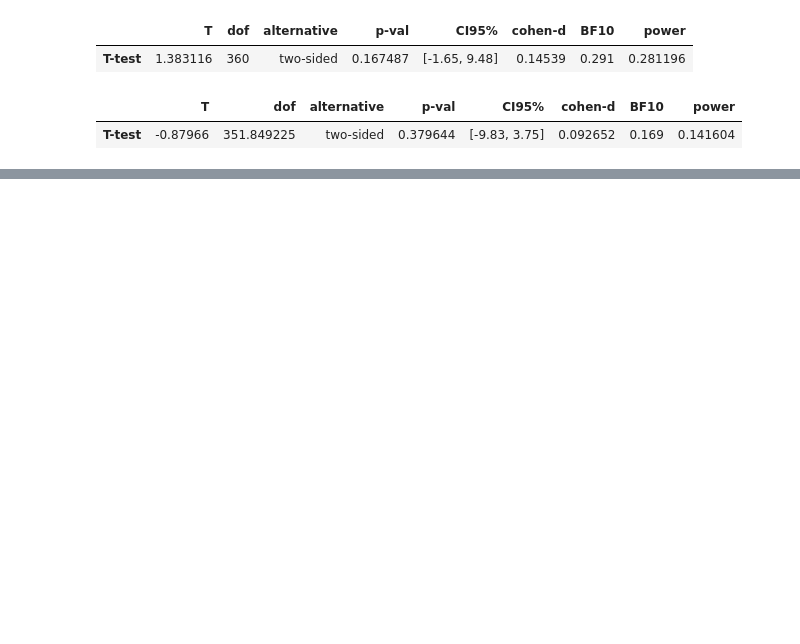
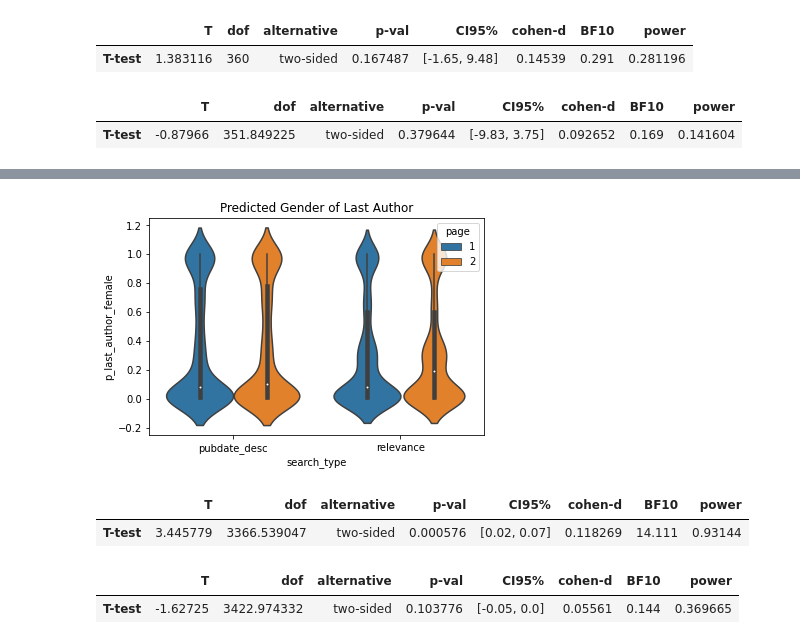
Before and after one commit to NCBI-Codeathons/pubmed-codeathon-team1, a Jupyter notebook: notebooks/data_visualizations_bl.ipynb, the cells around one changed output, grey strips where cells are left out. Drawn from its saved outputs; the diff is of its cells as text; code cells hidden in the pictures; blank space fills up the shorter version.

Commit message:
added author gender comparison visualizations

```diff
--- a/notebooks/data_visualizations_bl.ipynb
+++ b/notebooks/data_visualizations_bl.ipynb
@@ -275,0 +266,2 @@ ttest(a, b)
+# %%
+race = pd.read_csv('/home/jupyter-brooks.leitner/pubmed-codeathon-team1/data/features/RaceEthGender.csv')
@@ -275,0 +282,2 @@ ttest(a, b)
+# %%
+gender = race[['query', 'search_type', 'page','p_last_author_female', 'p_first_author_female']]
@@ -275,0 +286,26 @@ ttest(a, b)
+# %%
+# Initialize a grid of plots with an Axes for each walk
+sns.violinplot(data=gender, x='search_type', y='p_last_author_female',
+                        hue='page', order=['pubdate_desc', 'relevance']).set_title('Predicted Gender of Last Author')
+plt.savefig('/home/jupyter-brooks.leitner/pubmed-codeathon-team1/data/visualizations/last_author_gender.png', dpi=300, bbox_inches='tight')
+# %% [output]
+[figure, added]
+# %%
+x = gender[gender['search_type'] == 'pubdate_desc']
+y = gender[gender['search_type'] == 'relevance']
+
+#Comparing Page 1 Descending order publication date vs. Page 1 Best Match
+a = x[x['page'] == 1]['p_last_author_female'].tolist()
+b = y[y['page'] == 1]['p_last_author_female'].tolist()
+ttest(a, b)
+# %% [output]
+|  | T | dof | alternative | p-val | CI95% | cohen-d | BF10 | power |
+| T-test | 3.445779 | 3366.539047 | two-sided | 0.000576 | [0.02, 0.07] | 0.118269 | 14.111 | 0.93144 |
+# %%
+#Comparing Page 1 Best Match vs. Page 2 Best Match
+a = y[y['page'] == 1]['p_last_author_female'].tolist()
+b = y[y['page'] == 2]['p_last_author_female'].tolist()
+ttest(a, b)
+# %% [output]
+|  | T | dof | alternative | p-val | CI95% | cohen-d | BF10 | power |
+| T-test | -1.62725 | 3422.974332 | two-sided | 0.103776 | [-0.05, 0.0] | 0.05561 | 0.144 | 0.369665 |
```
Also changed, not shown: parts of 5 cells of this notebook, 2 other files.
